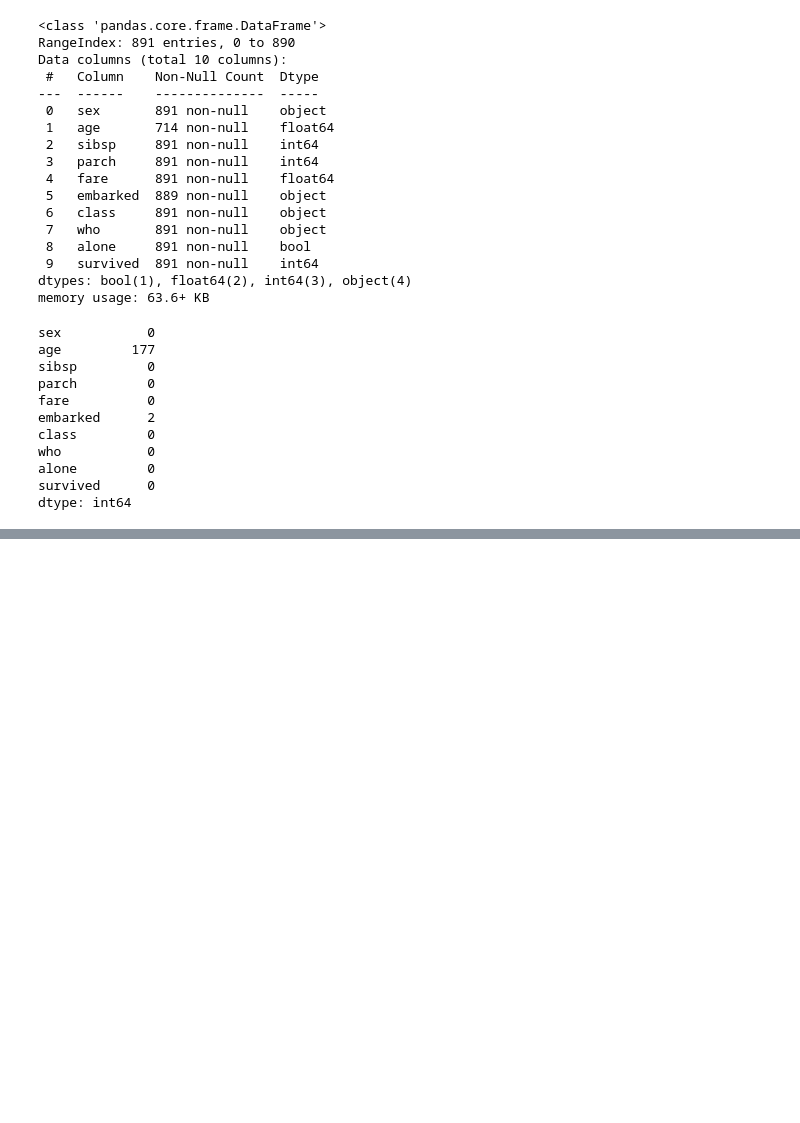
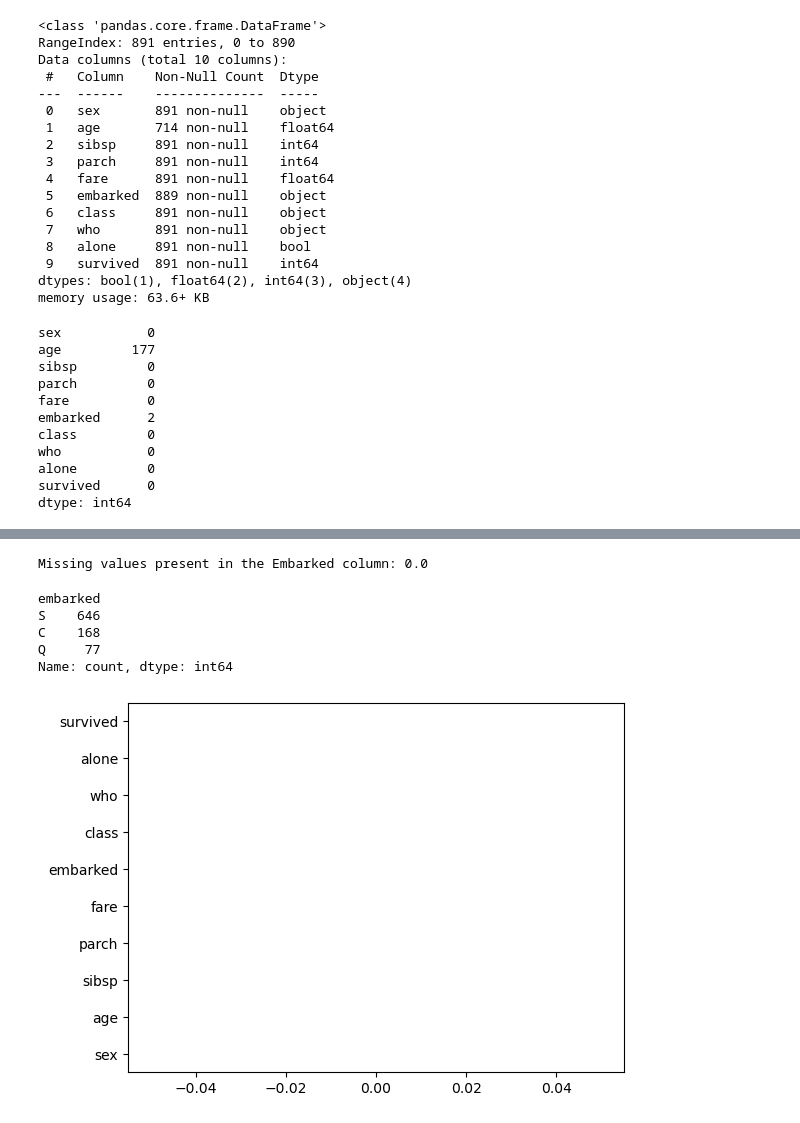
Before and after one commit to RahulDhobi192030/DATA_SCIENCE, a Jupyter notebook: Pandas/Lecture2.ipynb, the cells around one changed output, grey strips where cells are left out. Drawn from its saved outputs; the diff is of its cells as text; code cells hidden in the pictures; blank space fills up the shorter version.

```diff
--- a/Pandas/Lecture2.ipynb
+++ b/Pandas/Lecture2.ipynb
@@ -62,0 +77,2 @@ df.isnull().sum().sort_values(ascending= True).plot(kind = 'barh',color = 'gray'
+# %%
+df['age'].fillna(df['age'].median(),inplace = True)
@@ -62,0 +90,2 @@ df.isnull().sum().sort_values(ascending= True).plot(kind = 'barh',color = 'gray'
+# %%
+df['embarked'].fillna('S',inplace = True)
@@ -62,0 +99,17 @@ df.isnull().sum().sort_values(ascending= True).plot(kind = 'barh',color = 'gray'
+# %%
+print('Missing values present in the Embarked column:',df['embarked'].isnull().sum()/len(df)*100)
+# %% [output]
+Missing values present in the Embarked column: 0.0
+# %%
+df['embarked'].value_counts()
+# %% [output]
+embarked
+S    646
+C    168
+Q     77
+Name: count, dtype: int64
+# %%
+ax=df.isnull().sum().sort_values(ascending= True).plot(kind = 'barh',color = 'black')
+ax.set_facecolor('white')
+# %% [output]
+[figure, added]
```
Also changed, not shown: parts of 10 cells of this notebook, 1 other file.
